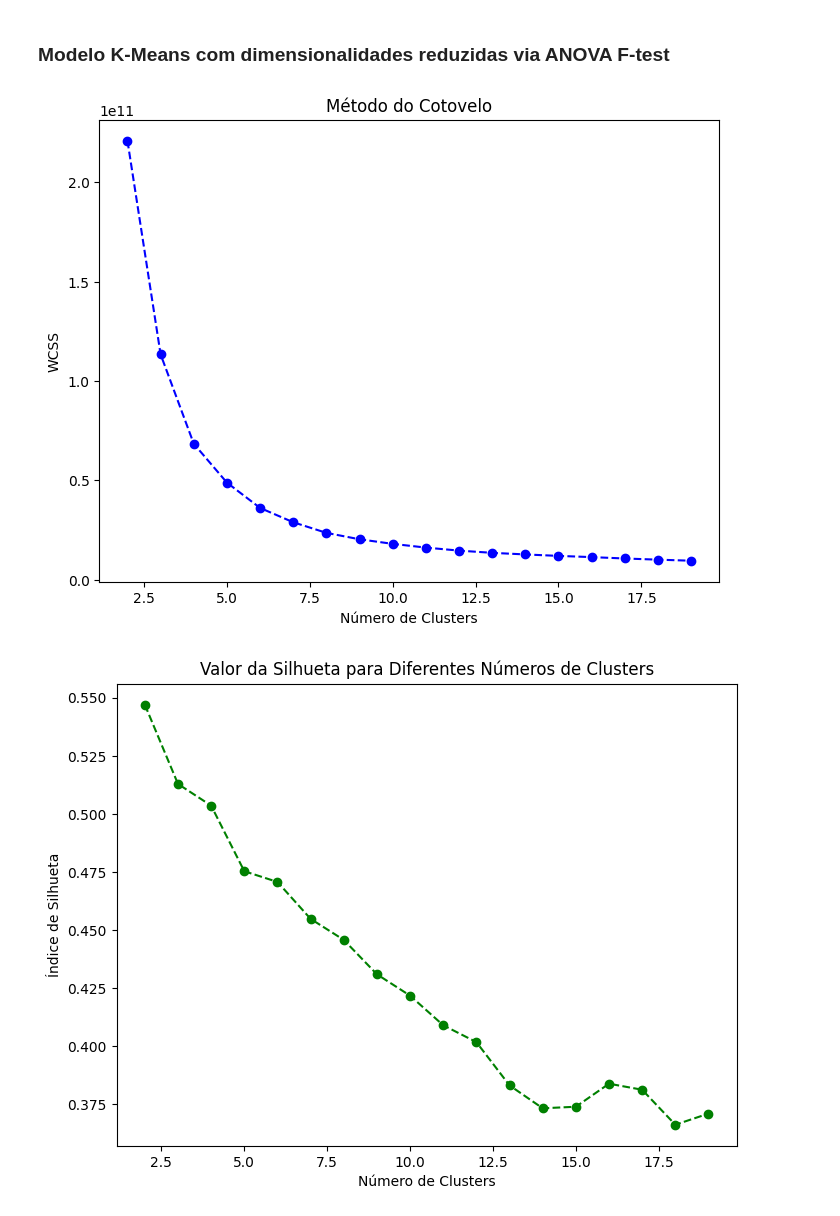
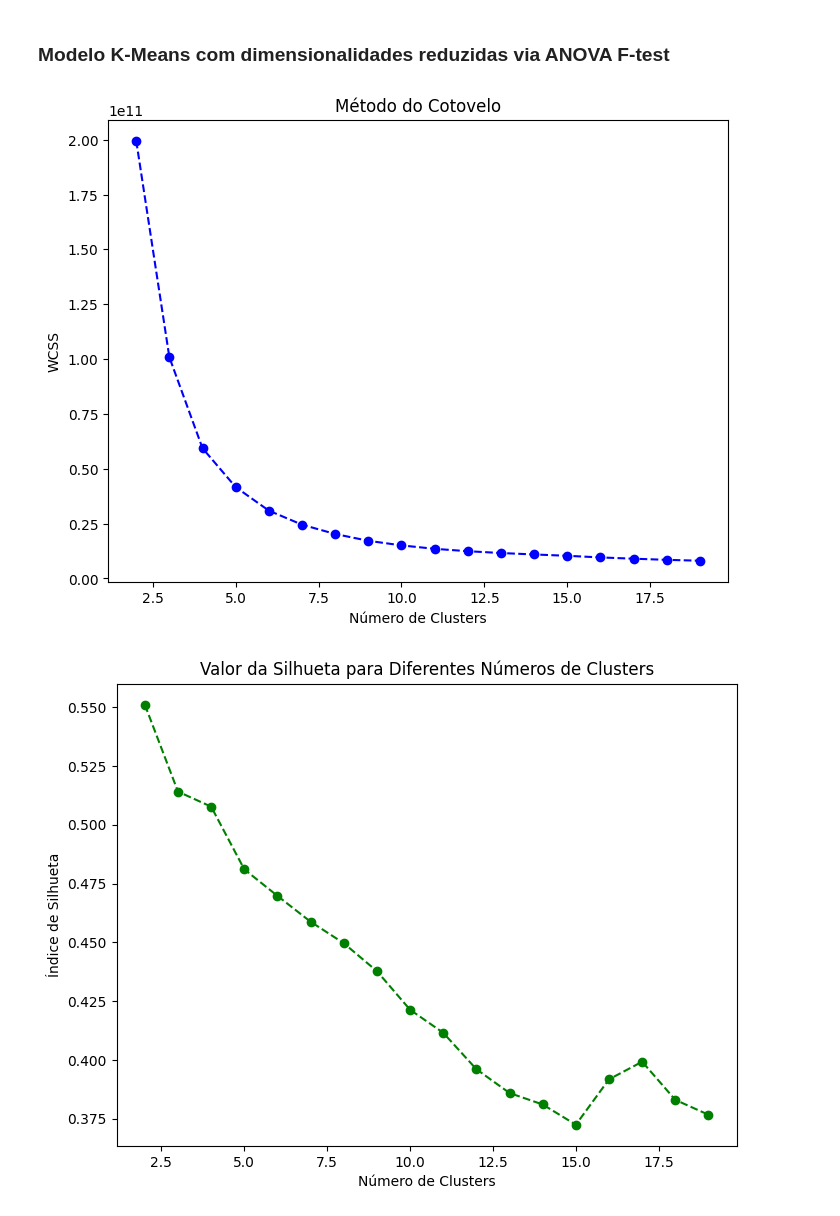
Before and after one commit to avzcesar/atividadefinal, a Jupyter notebook: Hands_on_final.ipynb, the cells around one changed output. Cells and saved outputs as stored; diff of their text form; code cells hidden in the pictures.

```diff
--- a/Hands_on_final.ipynb
+++ b/Hands_on_final.ipynb
@@ -605,4 +613,7 @@ Entrepreneurship        0.039238
 dtype: float64
 # %%
 # Remover colunas menos relevantes e com muita sobreposição
-df_copy.drop(columns=['Projects_Completed', 'Years_to_Promotion', 'Balance_Index', 'Career_Satisfaction', 'High_School_GPA', 'Age', 'Job_Offers', 'Entrepreneurship'  ], inplace=True, errors='ignore')
+df_final = df_copy.copy()
+df_final.drop(columns=['Internships_Completed', 'SAT_Score', 'Soft_Skills_Score', 'Certifications', 'Networking_Score',  'Gender', 'Work_Life_Balance', 'Projects_Completed', 'University_Ranking', 'Field_of_Study', 'Years_to_Promotion', 'Balance_Index', 'Career_Satisfaction', 'University_GPA', 'High_School_GPA', 'Age', 'Job_Offers', 'Entrepreneurship', 'Cluster_KMeans_ANOVA' ], inplace=True, errors='ignore')
+
+df_final.info()
@@ -608,0 +633,14 @@ df_copy.drop(columns=['Projects_Completed', 'Years_to_Promotion', 'Balance_Index
+# %%
+# Boxplots para identificar outliers
+numerical_cols = ['Starting_Salary',
+                  'ROI_Education',
+                  'Success_Index',
+                  ]
+
+plt.figure(figsize=(12, 8))
+for i, col in enumerate(numerical_cols, 1):
+    plt.subplot(5, 3, i)
+    sns.boxplot(x=df_final[col])
+    plt.title(f'Boxplot - {col}')
+plt.tight_layout()
+plt.show()
@@ -614,59 +703,55 @@ wcss = []
 silhouettes = []
 inertia = []
 
+# Normalizar as variáveis
+scaler = StandardScaler()
+base = pd.DataFrame(scaler.fit_transform(df_cleaned), columns=df_cleaned.columns, index=df_cleaned.index)
+base = pd.DataFrame(df_cleaned)
+
+
 # Testar diferentes números de clusters (de 2 a 19)
 for i in range(2, 20):
     kmeans = KMeans(n_clusters=i, init='k-means++', max_iter=300, n_init=10, random_state=42)
-    kmeans.fit(df_copy)
+    kmeans.fit(base)
     wcss.append(kmeans.inertia_)
 
     # Obter rótulos dos clusters
-    labels = kmeans.predict(df_copy)
+    labels = kmeans.predict(base)
 
     # Calcular a média da silhueta
-    silh = silhouette_score(df_copy, labels)
+    silh = silhouette_score(base, labels)
     silhouettes.append(silh)
     inertia.append(kmeans.inertia_)
 
 # Plotar o Método do Cotovelo
 plt.figure(figsize=(8, 6))
 plt.plot(range(2, 20), wcss, marker='o', linestyle='--', color='b')
 plt.title('Método do Cotovelo')
 plt.xlabel('Número de Clusters')
 plt.ylabel('WCSS')
 plt.show()
 
 # Encontrar o melhor número de clusters baseado na silhueta
 optimal_k = np.argmax(silhouettes) + 2  # Adicionamos 2 pois o range começa em 2
 
 # Aplicar K-Means com o número ótimo de clusters
 tuned_kmeans = KMeans(n_clusters=optimal_k, init='k-means++', max_iter=300, n_init=10, random_state=42)
-labels_tuned = tuned_kmeans.fit_predict(df_copy)
+labels_tuned = tuned_kmeans.fit_predict(df_cleaned)
 
 # Calcular o coeficiente de silhueta para cada ponto
-sample_silhouette_values = silhouette_samples(df_copy, labels_tuned)
+sample_silhouette_values = silhouette_samples(df_cleaned, labels_tuned)
 
 # Plotar os valores de silhueta
 plt.figure(figsize=(8, 6))
 plt.plot(range(2, 20), silhouettes, marker='o', linestyle='--', color='g')
 plt.xlabel('Número de Clusters')
 plt.ylabel('Índice de Silhueta')
 plt.title('Valor da Silhueta para Diferentes Números de Clusters')
 plt.show()
 
 print(f"Número ótimo de clusters com base na silhueta: {optimal_k}")
 print(f"Melhor pontuação de silhueta: {max(silhouettes)}")
-
-# Adicionar os clusters ao dataframe
-df_copy['Cluster_KMeans_ANOVA 2'] = labels_tuned
-
-# Contar o número de elementos em cada cluster
-cluster_counts = df_copy['Cluster_KMeans_ANOVA 2'].value_counts().sort_index()
-
-# Exibir os resultados
-print("Distribuição dos Clusters:")
-print(cluster_counts)
 # %% [output]
-[figure, old version]
+[figure, new version]
-[figure, old version]
+[figure, new version]
 Número ótimo de clusters com base na silhueta: 2
```
Also changed, not shown: parts of 28 cells of this notebook.
